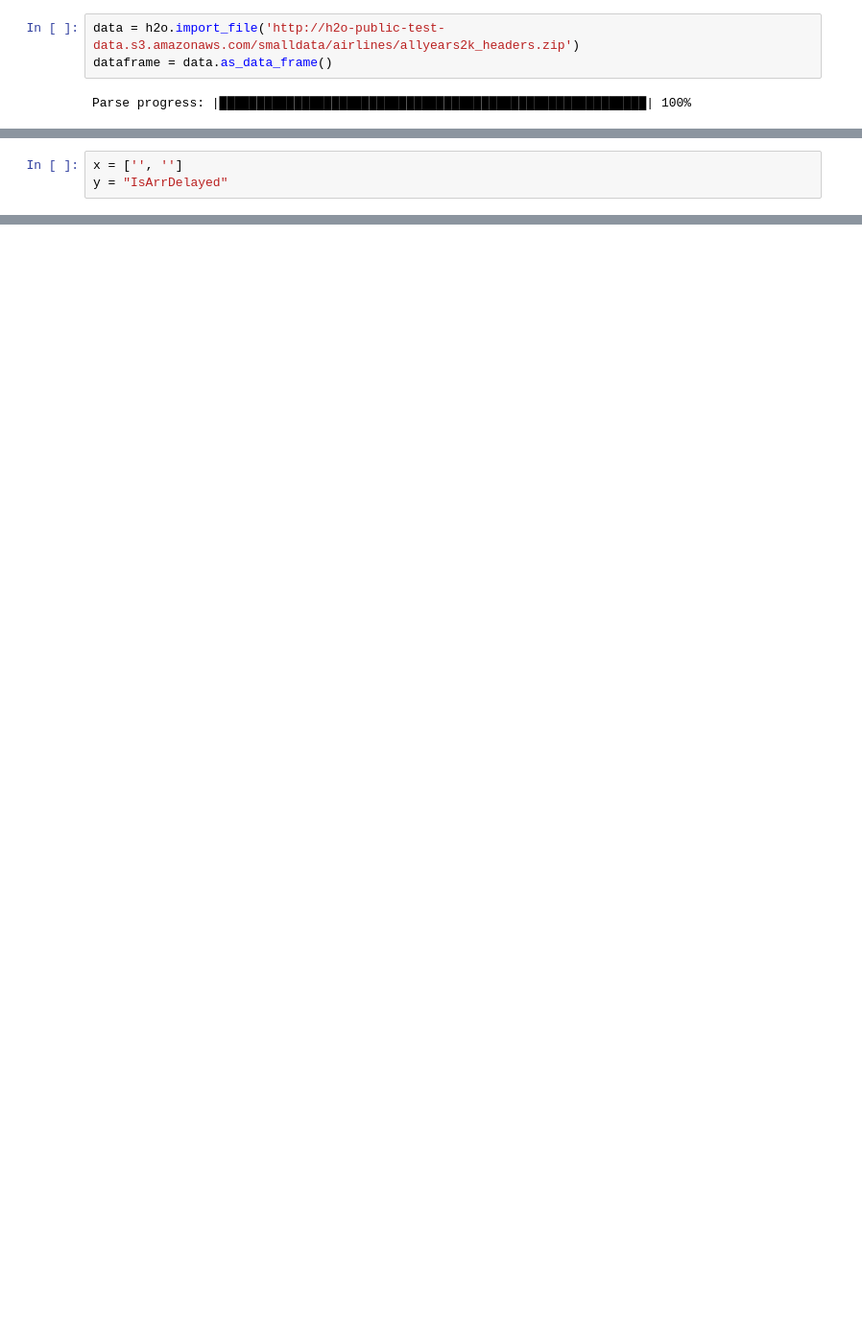
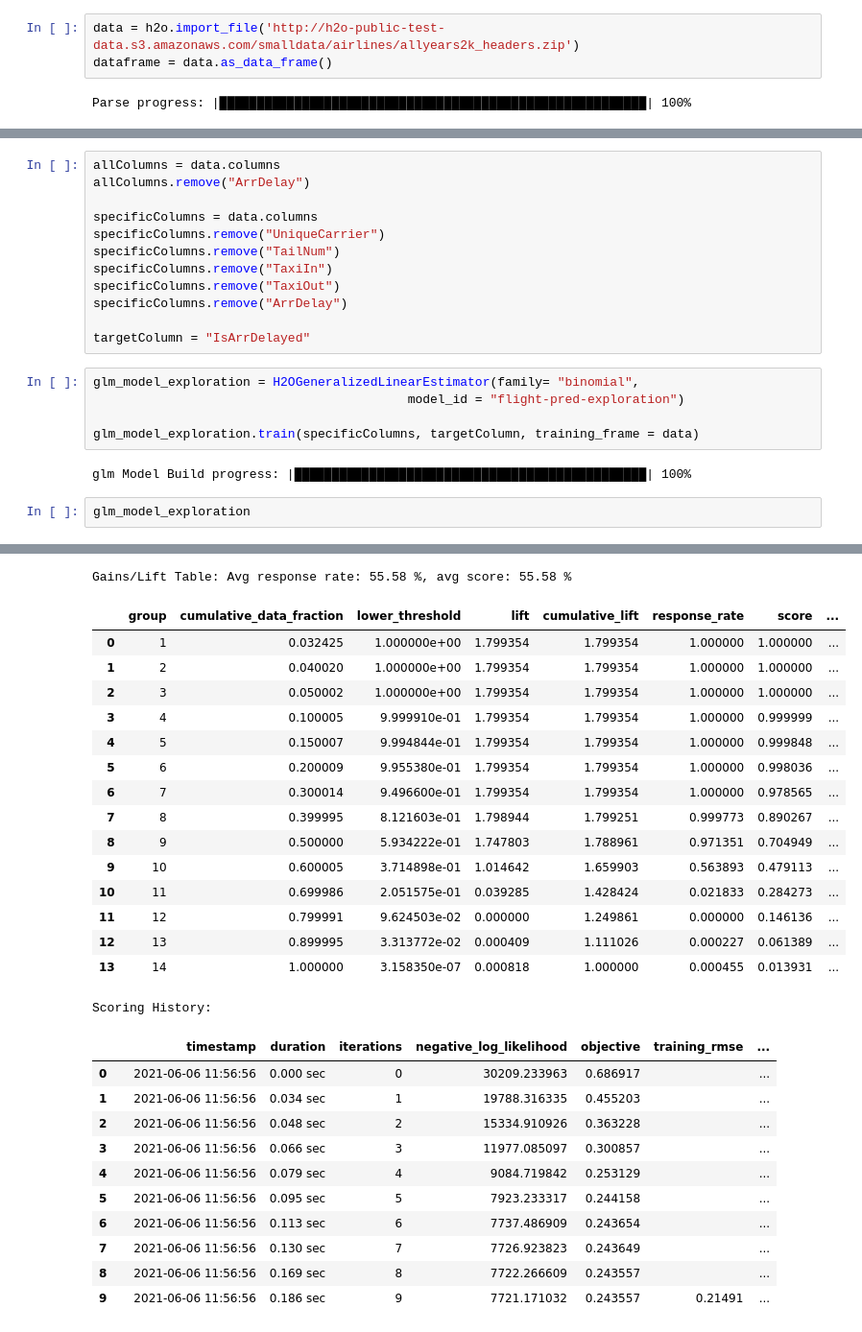
Before and after one commit to zoidgerd/h2o-coursera, a Jupyter notebook: week3/selfstudy.ipynb, the cells around one changed output, grey strips where cells are left out. Shown at 96% size. Cells and saved outputs as stored; diff of their text form; blank space fills up the shorter version.

```diff
--- a/week3/selfstudy.ipynb
+++ b/week3/selfstudy.ipynb
@@ -44,3 +65,22 @@ dataframe.head()
 # %%
-x = ['', '']
-y = "IsArrDelayed"
+allColumns = data.columns
+allColumns.remove("ArrDelay")
+
+specificColumns = data.columns
+specificColumns.remove("UniqueCarrier")
+specificColumns.remove("TailNum")
+specificColumns.remove("TaxiIn")
+specificColumns.remove("TaxiOut")
+specificColumns.remove("ArrDelay")
+
+targetColumn = "IsArrDelayed"
+# %%
+glm_model_exploration = H2OGeneralizedLinearEstimator(family= "binomial",
+                                          model_id = "flight-pred-exploration")
+
+glm_model_exploration.train(specificColumns, targetColumn, training_frame = data)
+# %% [output]
+glm Model Build progress: |███████████████████████████████████████████████| 100%
+# %%
+glm_model_exploration
+# %% [output]
@@ -46,0 +134,28 @@ y = "IsArrDelayed"
+Gains/Lift Table: Avg response rate: 55.58 %, avg score: 55.58 %
+|  | group | cumulative_data_fraction | lower_threshold | lift | cumulative_lift | response_rate | score | ... |
+| 0 | 1 | 0.032425 | 1.000000e+00 | 1.799354 | 1.799354 | 1.000000 | 1.000000 | ... |
+| 1 | 2 | 0.040020 | 1.000000e+00 | 1.799354 | 1.799354 | 1.000000 | 1.000000 | ... |
+| 2 | 3 | 0.050002 | 1.000000e+00 | 1.799354 | 1.799354 | 1.000000 | 1.000000 | ... |
+| 3 | 4 | 0.100005 | 9.999910e-01 | 1.799354 | 1.799354 | 1.000000 | 0.999999 | ... |
+| 4 | 5 | 0.150007 | 9.994844e-01 | 1.799354 | 1.799354 | 1.000000 | 0.999848 | ... |
+| 5 | 6 | 0.200009 | 9.955380e-01 | 1.799354 | 1.799354 | 1.000000 | 0.998036 | ... |
+| 6 | 7 | 0.300014 | 9.496600e-01 | 1.799354 | 1.799354 | 1.000000 | 0.978565 | ... |
+| 7 | 8 | 0.399995 | 8.121603e-01 | 1.798944 | 1.799251 | 0.999773 | 0.890267 | ... |
+| 8 | 9 | 0.500000 | 5.934222e-01 | 1.747803 | 1.788961 | 0.971351 | 0.704949 | ... |
+| 9 | 10 | 0.600005 | 3.714898e-01 | 1.014642 | 1.659903 | 0.563893 | 0.479113 | ... |
+| 10 | 11 | 0.699986 | 2.051575e-01 | 0.039285 | 1.428424 | 0.021833 | 0.284273 | ... |
+| 11 | 12 | 0.799991 | 9.624503e-02 | 0.000000 | 1.249861 | 0.000000 | 0.146136 | ... |
+| 12 | 13 | 0.899995 | 3.313772e-02 | 0.000409 | 1.111026 | 0.000227 | 0.061389 | ... |
+| 13 | 14 | 1.000000 | 3.158350e-07 | 0.000818 | 1.000000 | 0.000455 | 0.013931 | ... |
+Scoring History:
+|  |  | timestamp | duration | iterations | negative_log_likelihood | objective | training_rmse | ... |
+| 0 |  | 2021-06-06 11:56:56 | 0.000 sec | 0 | 30209.233963 | 0.686917 |  | ... |
+| 1 |  | 2021-06-06 11:56:56 | 0.034 sec | 1 | 19788.316335 | 0.455203 |  | ... |
+| 2 |  | 2021-06-06 11:56:56 | 0.048 sec | 2 | 15334.910926 | 0.363228 |  | ... |
+| 3 |  | 2021-06-06 11:56:56 | 0.066 sec | 3 | 11977.085097 | 0.300857 |  | ... |
+| 4 |  | 2021-06-06 11:56:56 | 0.079 sec | 4 | 9084.719842 | 0.253129 |  | ... |
+| 5 |  | 2021-06-06 11:56:56 | 0.095 sec | 5 | 7923.233317 | 0.244158 |  | ... |
+| 6 |  | 2021-06-06 11:56:56 | 0.113 sec | 6 | 7737.486909 | 0.243654 |  | ... |
+| 7 |  | 2021-06-06 11:56:56 | 0.130 sec | 7 | 7726.923823 | 0.243649 |  | ... |
+| 8 |  | 2021-06-06 11:56:56 | 0.169 sec | 8 | 7722.266609 | 0.243557 |  | ... |
+| 9 |  | 2021-06-06 11:56:56 | 0.186 sec | 9 | 7721.171032 | 0.243557 | 0.21491 | ... |
```
Also changed, not shown: parts of 12 cells of this notebook, 2 other files.
